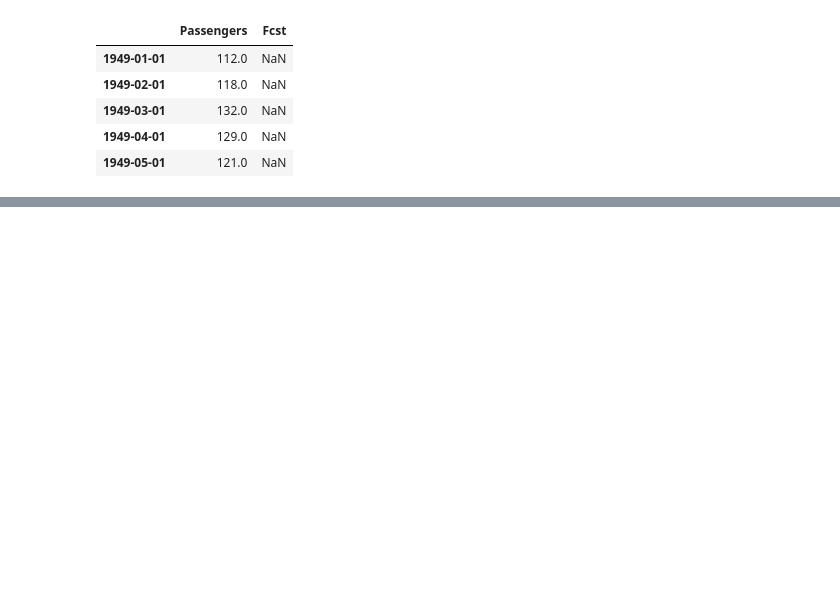
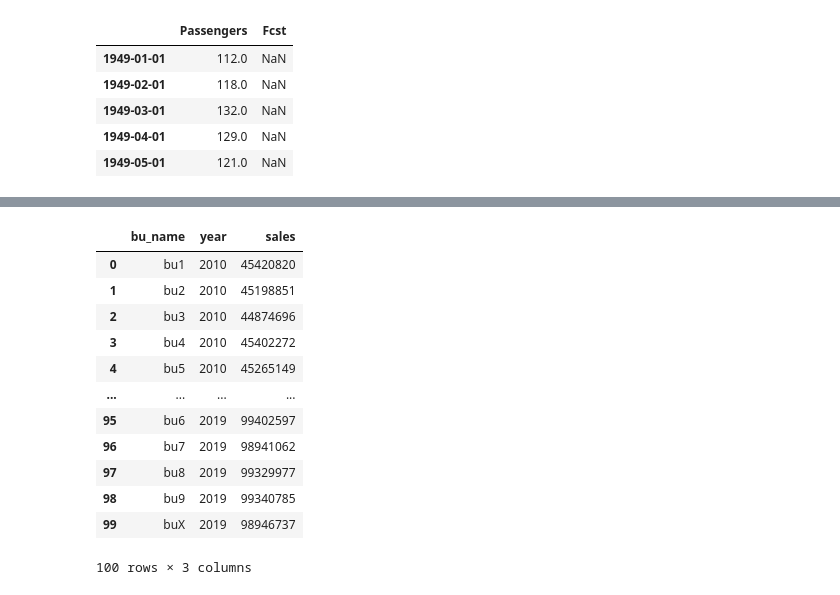
Before and after one commit to liuhui998/pe2, a Jupyter notebook: 04-concat-merge/answer-questions.ipynb, the cells around one changed output, grey strips where cells are left out. Saved outputs shown, nothing was run; the diff lists cells and outputs as text; code cells hidden in the pictures; blank space fills up the shorter version.

```diff
--- a/04-concat-merge/answer-questions.ipynb
+++ b/04-concat-merge/answer-questions.ipynb
@@ -284,0 +410,21 @@ fcst_df.plot()
+# %%
+#尝试将 total 的宽表变成窄表
+new_total = pd.melt(total,
+       id_vars="bu_name",
+       var_name="year",
+       value_name="sales")
+new_total
+# %% [output]
+|  | bu_name | year | sales |
+| 0 | bu1 | 2010 | 45420820 |
+| 1 | bu2 | 2010 | 45198851 |
+| 2 | bu3 | 2010 | 44874696 |
+| 3 | bu4 | 2010 | 45402272 |
+| 4 | bu5 | 2010 | 45265149 |
+| ... | ... | ... | ... |
+| 95 | bu6 | 2019 | 99402597 |
+| 96 | bu7 | 2019 | 98941062 |
+| 97 | bu8 | 2019 | 99329977 |
+| 98 | bu9 | 2019 | 99340785 |
+| 99 | buX | 2019 | 98946737 |
+100 rows × 3 columns
```
Also changed, not shown: parts of 38 cells of this notebook, 6 other files.
